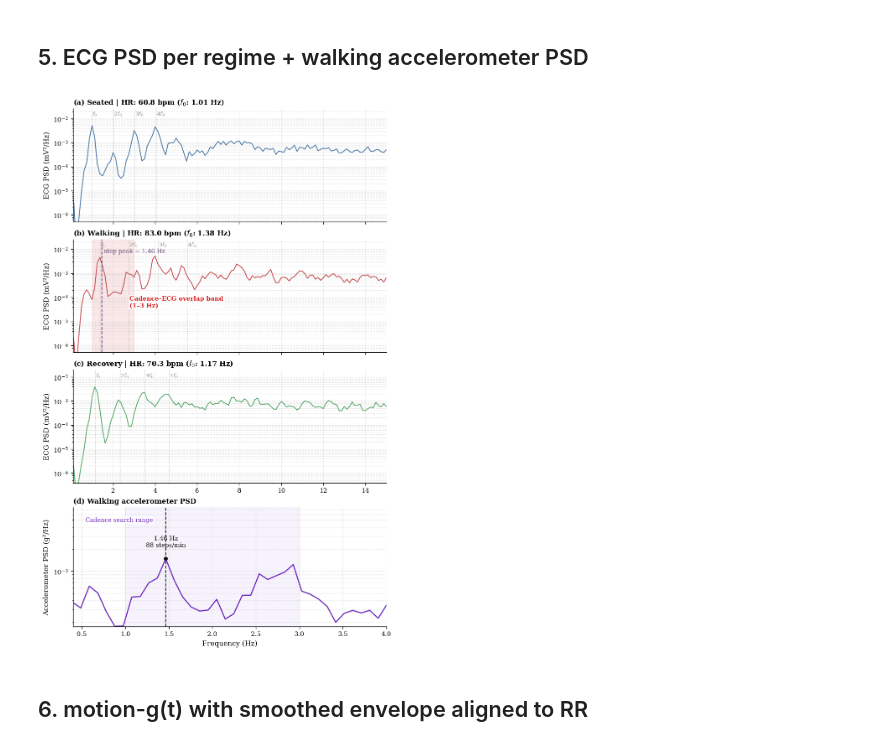
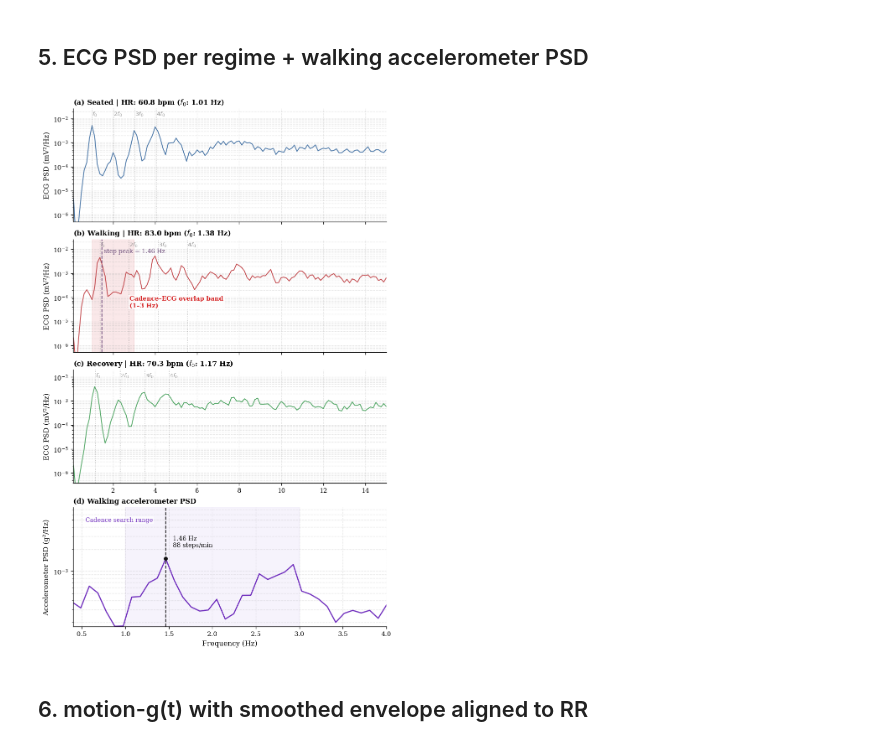
Before and after one commit to peienwu1216/hw5_ecg-analysis, a Jupyter notebook: notebooks/04_experiment_3.ipynb, the cells around one changed output. Drawn from its saved outputs; the diff is of its cells as text; code cells hidden in the pictures.

```diff
--- a/notebooks/04_experiment_3.ipynb
+++ b/notebooks/04_experiment_3.ipynb
@@ -410,36 +410,36 @@ if np.isfinite(step_peak_hz):
     ax_g.scatter([step_peak_hz], [peak_power], color="#111111", s=22, zorder=5)
 
     ax_g.text(
-        step_peak_hz,
+        step_peak_hz + 0.08,
         min(peak_power * 1.4, g_ymax / 1.25),
         f"{step_peak_hz:.2f} Hz\n{step_peak_spm:.0f} steps/min",
         fontsize=8.8,
-        ha="center",
+        ha="left",
         va="bottom",
         color="#111111"
     )
 
 ax_g.text(
     0.04, 0.92,
     "Cadence search range",
     transform=ax_g.transAxes,
     fontsize=8.5,
     ha="left",
     va="top",
     color="#6F2DBD",
     bbox=dict(facecolor="white", alpha=0.70, edgecolor="none", pad=1.2)
 )
 
 ax_g.set_xlim(0.4, 4.0)
 ax_g.set_xlabel("Frequency (Hz)")
 ax_g.set_ylabel("Accelerometer PSD (g²/Hz)")
 ax_g.set_title("(d) Walking accelerometer PSD", loc="left", fontsize=10, fontweight="bold")
 ax_g.grid(True, which="both", linestyle="--", alpha=0.3)
 
 PL.save_figure(fig, "nb04_fig04_e3_ecg_psd.pdf")
 plt.show()
 # %% [output]
-[figure, old version]
+[figure, new version]
 # %% [markdown]
 ## 6. motion-g(t) with smoothed envelope aligned to RR
 # %%
```
Also changed, not shown: parts of 1 cell of this notebook, 26 other files.
